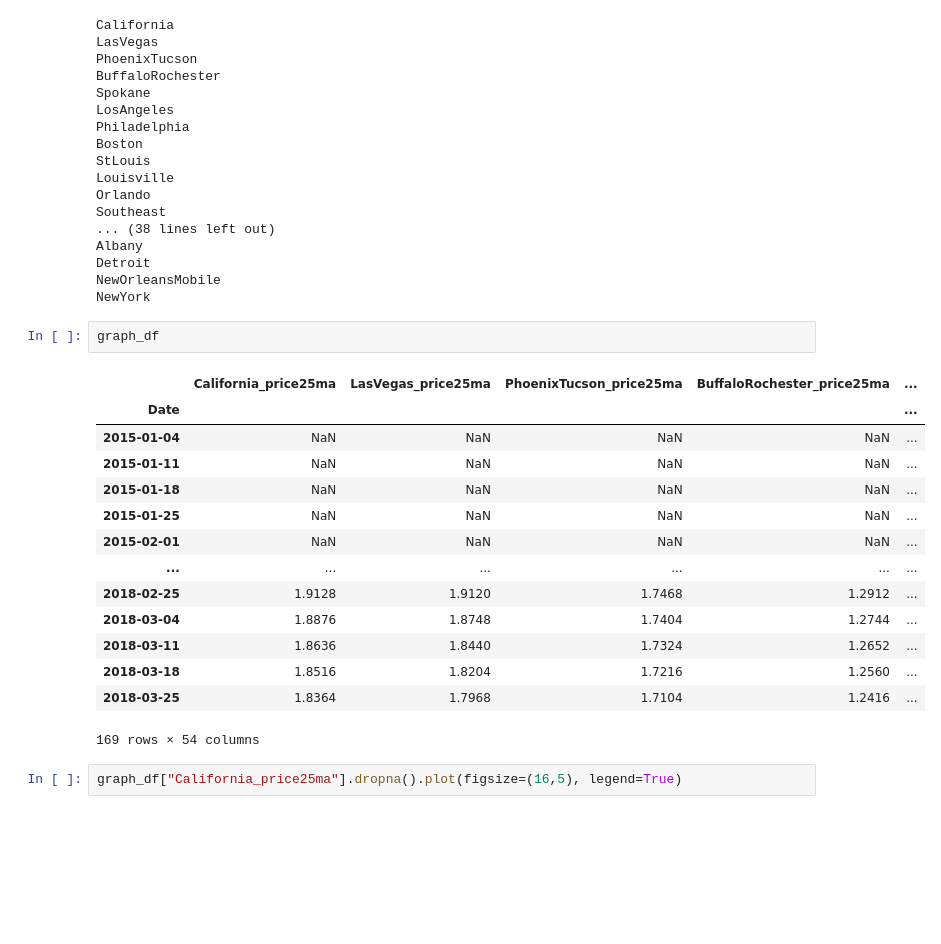
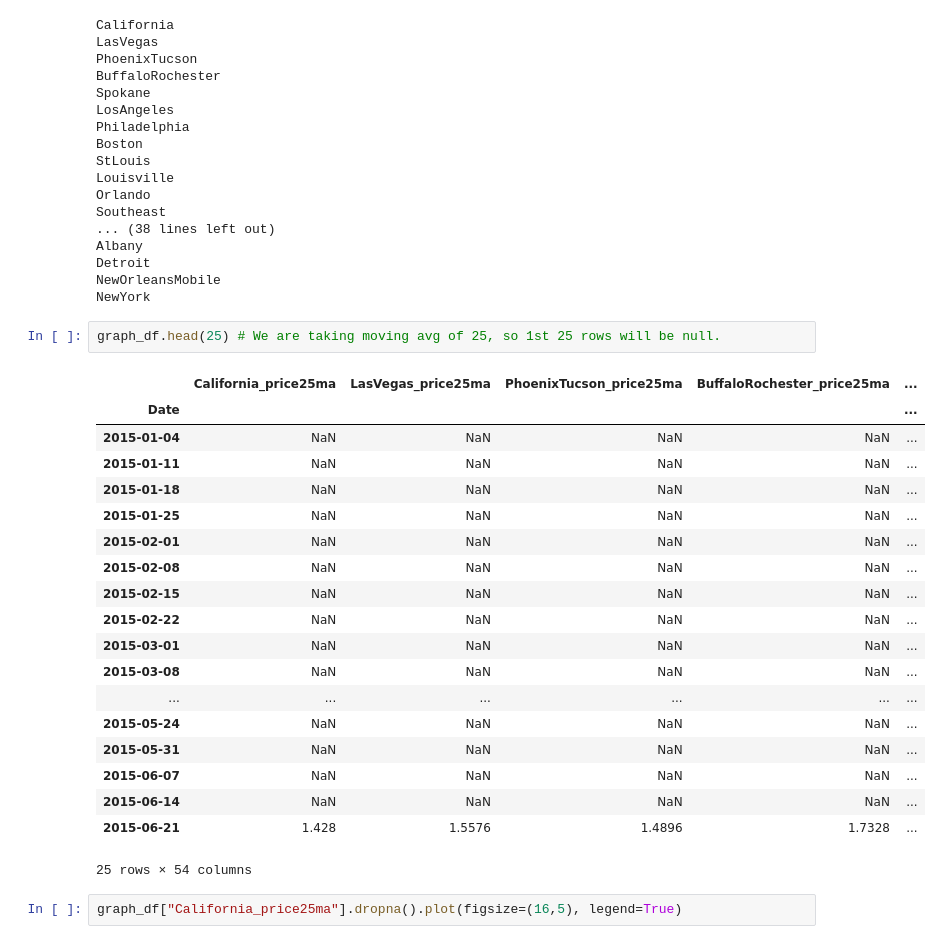
Before and after one commit to SiddheshDaphane/Avocado_price_data_analysis, a Jupyter notebook: Avocado_price.ipynb, the cells around one changed output. Saved outputs shown, nothing was run; the diff lists cells and outputs as text; blank space fills up the shorter version.

Commit message:
Avocado Price Data Analysis

```diff
--- a/Avocado_price.ipynb
+++ b/Avocado_price.ipynb
@@ -519,23 +519,28 @@ Albany
 Detroit
 NewOrleansMobile
 NewYork
-# %%
-graph_df
-# %% [output]
-|  | California_price25ma | LasVegas_price25ma | PhoenixTucson_price25ma | BuffaloRochester_price25ma | ... |
-| Date |  |  |  |  | ... |
-| 2015-01-04 | NaN | NaN | NaN | NaN | ... |
-| 2015-01-11 | NaN | NaN | NaN | NaN | ... |
-| 2015-01-18 | NaN | NaN | NaN | NaN | ... |
-| 2015-01-25 | NaN | NaN | NaN | NaN | ... |
-| 2015-02-01 | NaN | NaN | NaN | NaN | ... |
-| ... | ... | ... | ... | ... | ... |
-| 2018-02-25 | 1.9128 | 1.9120 | 1.7468 | 1.2912 | ... |
-| 2018-03-04 | 1.8876 | 1.8748 | 1.7404 | 1.2744 | ... |
-| 2018-03-11 | 1.8636 | 1.8440 | 1.7324 | 1.2652 | ... |
-| 2018-03-18 | 1.8516 | 1.8204 | 1.7216 | 1.2560 | ... |
-| 2018-03-25 | 1.8364 | 1.7968 | 1.7104 | 1.2416 | ... |
-169 rows × 54 columns
+# %%
+graph_df.head(25) # We are taking moving avg of 25, so 1st 25 rows will be null.
+# %% [output]
+|  | California_price25ma | LasVegas_price25ma | PhoenixTucson_price25ma | BuffaloRochester_price25ma | ... |
+| Date |  |  |  |  | ... |
+| 2015-01-04 | NaN | NaN | NaN | NaN | ... |
+| 2015-01-11 | NaN | NaN | NaN | NaN | ... |
+| 2015-01-18 | NaN | NaN | NaN | NaN | ... |
+| 2015-01-25 | NaN | NaN | NaN | NaN | ... |
+| 2015-02-01 | NaN | NaN | NaN | NaN | ... |
+| 2015-02-08 | NaN | NaN | NaN | NaN | ... |
+| 2015-02-15 | NaN | NaN | NaN | NaN | ... |
+| 2015-02-22 | NaN | NaN | NaN | NaN | ... |
+| 2015-03-01 | NaN | NaN | NaN | NaN | ... |
+| 2015-03-08 | NaN | NaN | NaN | NaN | ... |
+| ... | ... | ... | ... | ... | ... |
+| 2015-05-24 | NaN | NaN | NaN | NaN | ... |
+| 2015-05-31 | NaN | NaN | NaN | NaN | ... |
+| 2015-06-07 | NaN | NaN | NaN | NaN | ... |
+| 2015-06-14 | NaN | NaN | NaN | NaN | ... |
+| 2015-06-21 | 1.428 | 1.5576 | 1.4896 | 1.7328 | ... |
+25 rows × 54 columns
 # %%
 graph_df["California_price25ma"].dropna().plot(figsize=(16,5), legend=True)
 # %% [output]
```
